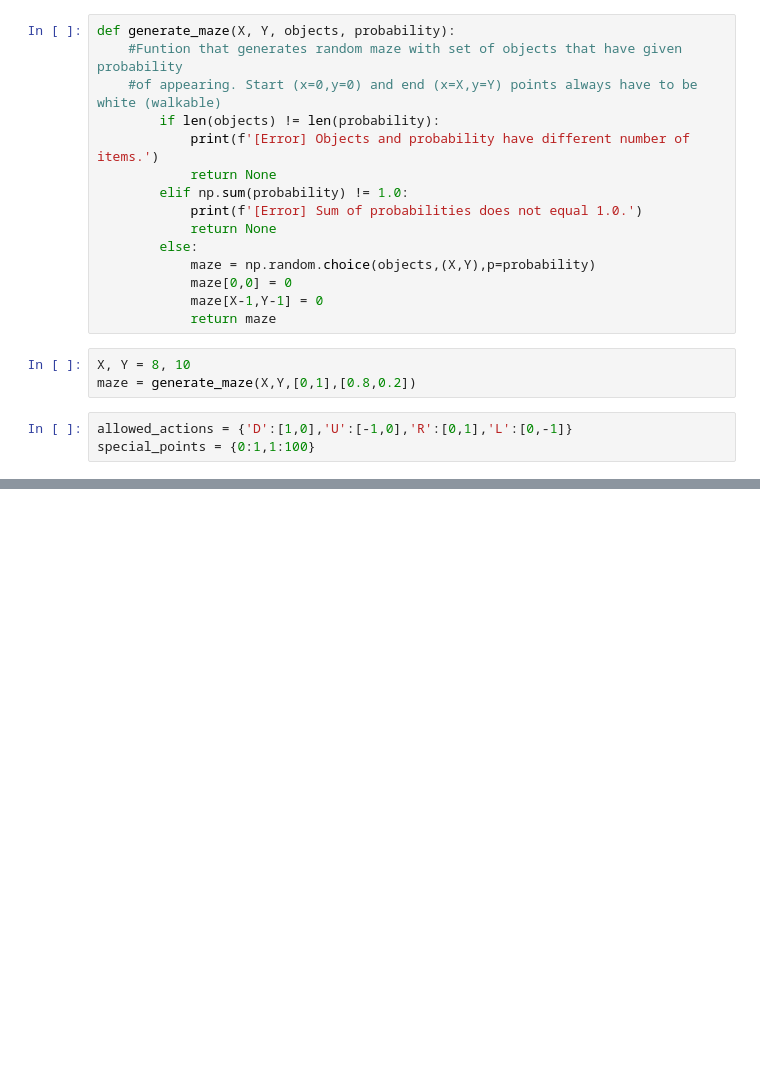
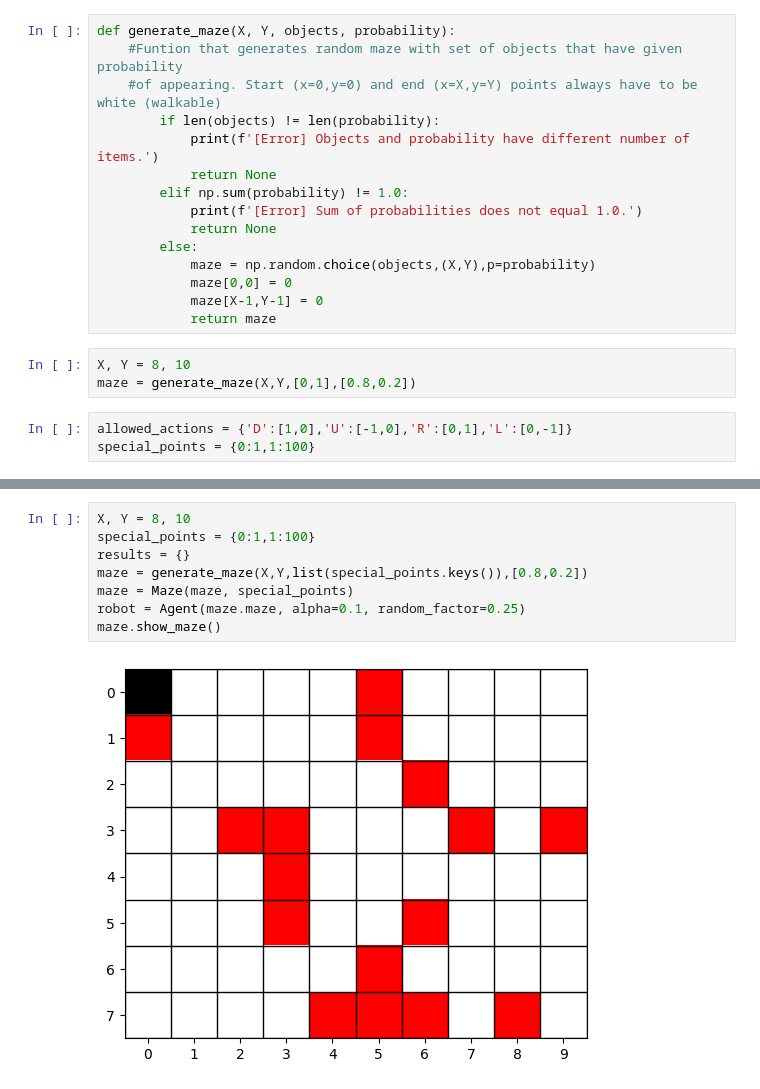
Before and after one commit to zapalke/Python-ml-maze-solver, a Jupyter notebook: main.ipynb, the cells around one changed output, grey strips where cells are left out. Drawn from its saved outputs; the diff is of its cells as text; blank space fills up the shorter version.

Commit message:
Agent/Main loop Agent - created alpha version of agent Main loop - created main loop

```diff
--- a/main.ipynb
+++ b/main.ipynb
@@ -159,0 +199,10 @@ Move inposible.
+# %%
+X, Y = 8, 10
+special_points = {0:1,1:100}
+results = {}
+maze = generate_maze(X,Y,list(special_points.keys()),[0.8,0.2])
+maze = Maze(maze, special_points)
+robot = Agent(maze.maze, alpha=0.1, random_factor=0.25)
+maze.show_maze()
+# %% [output]
+[figure, added]
```
Also changed, not shown: parts of 9 cells of this notebook.
